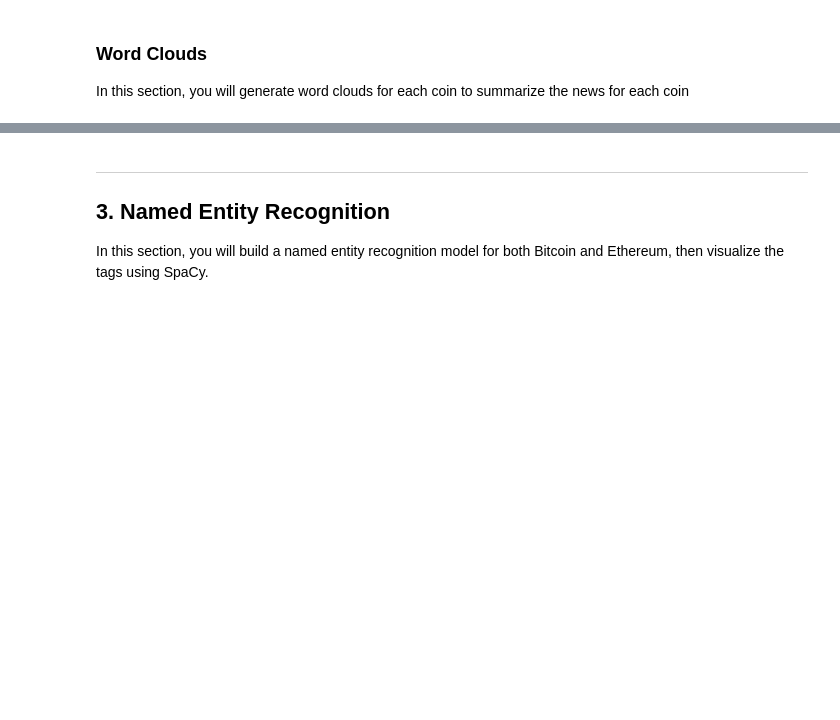
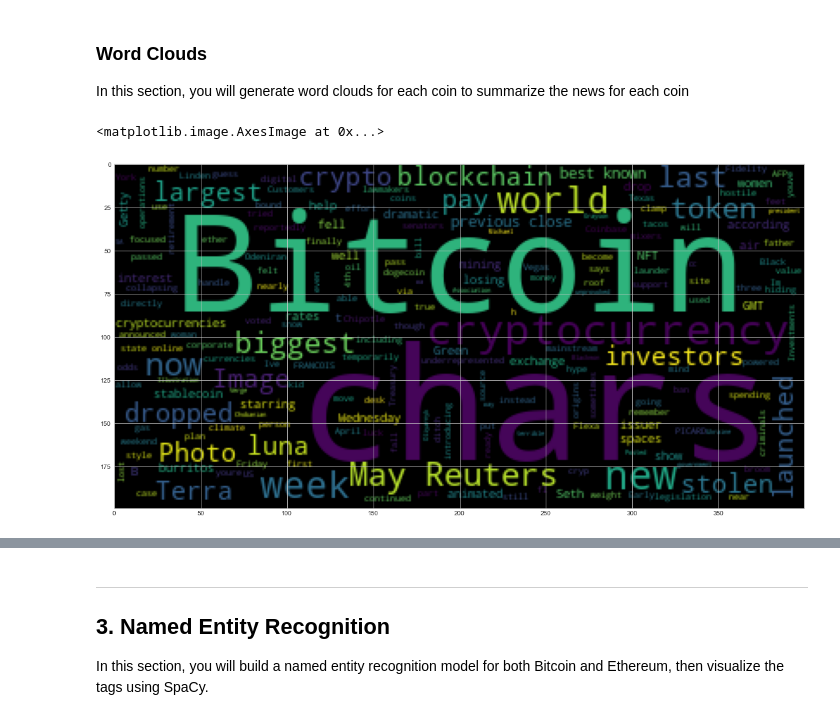
Before and after one commit to gokhanunal34/nlpHomework, a Jupyter notebook: cryptoSentimentHomework.ipynb, the cells around one changed output, grey strips where cells are left out. Cells and saved outputs as stored; diff of their text form; code cells hidden in the pictures; blank space fills up the shorter version.

```diff
--- a/cryptoSentimentHomework.ipynb
+++ b/cryptoSentimentHomework.ipynb
@@ -399,6 +399,11 @@ import matplotlib as mpl
 mpl.rcParams['figure.figsize'] = [20.0, 10.0]
 # %%
 # Generate the Bitcoin word cloud
-# YOUR CODE HERE!
+btcWc = WordCloud().generate(btcDf.text.str.cat())
+
+plt.imshow(btcWc)
+# %% [output]
+<matplotlib.image.AxesImage at 0x...>
+[figure, added]
 # %%
 # Generate the Ethereum word cloud
```
Also changed, not shown: parts of 1 cell of this notebook.
